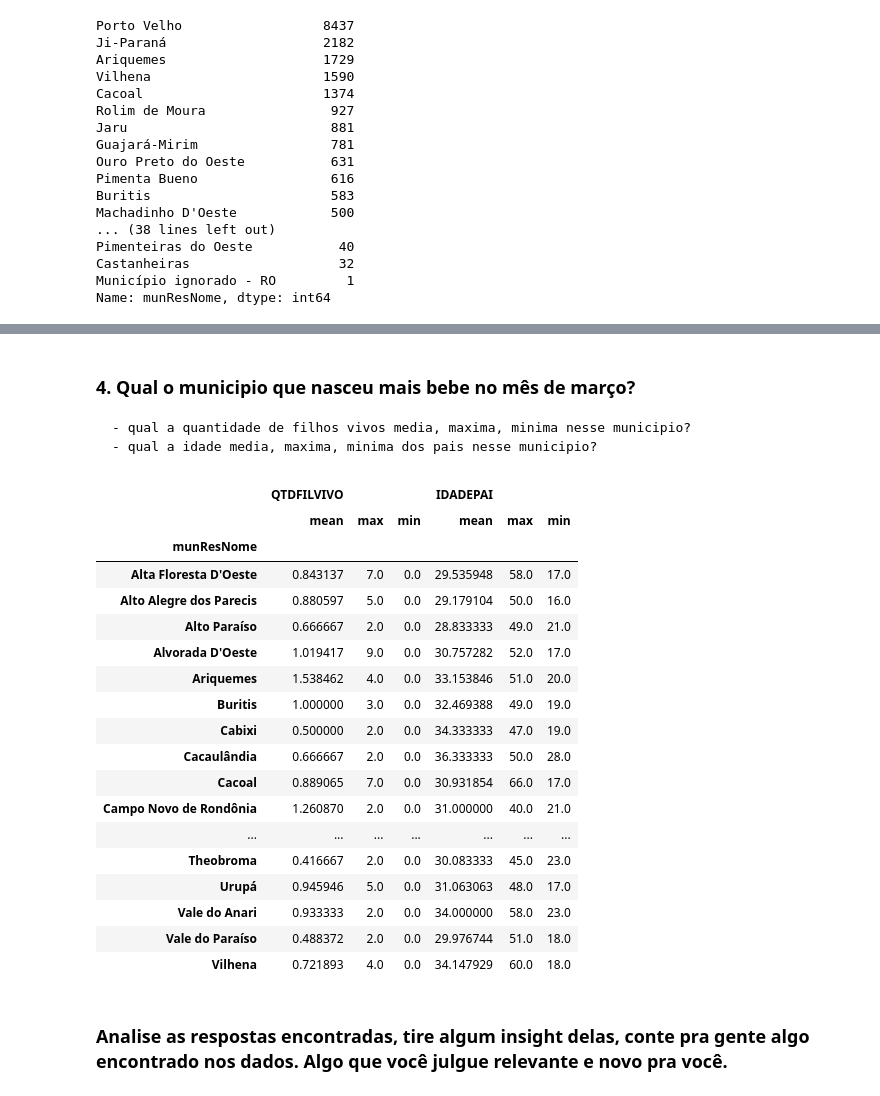
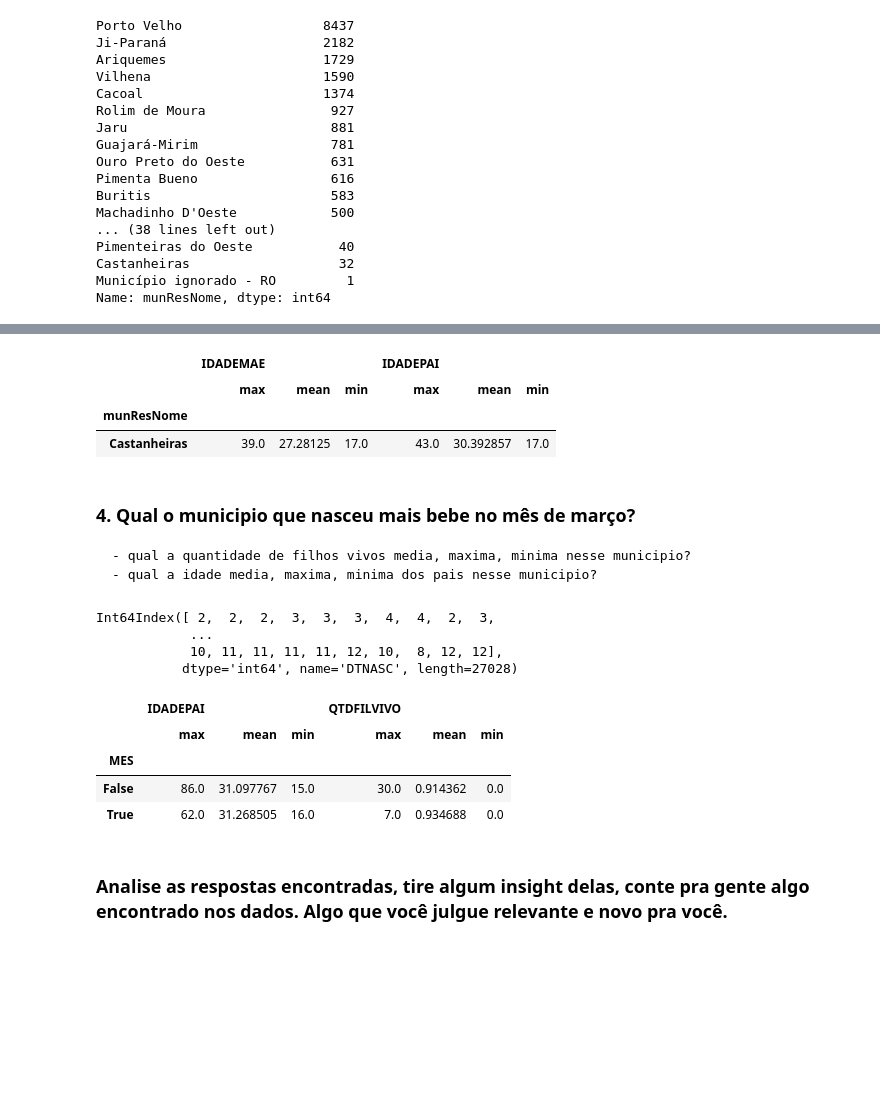
Before and after one commit to RobertoAntoniassi/Modulo-9---Tarefa-01, a Jupyter notebook: Mod9Tarefa1.ipynb, the cells around one changed output, grey strips where cells are left out. Saved outputs shown, nothing was run; the diff lists cells and outputs as text; code cells hidden in the pictures; blank space fills up the shorter version.

```diff
--- a/Mod9Tarefa1.ipynb
+++ b/Mod9Tarefa1.ipynb
@@ -124,27 +125,13 @@ sinasc_res.groupby('munResNome').agg(['min', 'max', 'mean'])
+# %%
+sinasc_mun.pivot_table(values = ['IDADEMAE', 'IDADEPAI'],
+                       index = sinasc_mun['munResNome'][sinasc_mun['munResNome'] == 'Castanheiras'],
+                       aggfunc ={'IDADEMAE':['min', 'max', 'mean'], 'IDADEPAI':['min', 'max', 'mean']})
+# %% [output]
+|  | IDADEMAE |  |  | IDADEPAI |  |  |
+|  | max | mean | min | max | mean | min |
+| munResNome |  |  |  |  |  |  |
+| Castanheiras | 39.0 | 27.28125 | 17.0 | 43.0 | 30.392857 | 17.0 |
 # %% [markdown]
 ### 4. Qual o municipio que nasceu mais bebe no mês de março?
     - qual a quantidade de filhos vivos media, maxima, minima nesse municipio?
     - qual a idade media, maxima, minima dos pais nesse municipio?
-# %%
-sinasc_mun2 = sinasc_raw[['munResNome', 'QTDFILVIVO', 'IDADEPAI']]
-sinasc_mun2.dropna().groupby('munResNome').agg(['mean', 'max', 'min'])
-# %% [output]
-|  | QTDFILVIVO |  |  | IDADEPAI |  |  |
-|  | mean | max | min | mean | max | min |
-| munResNome |  |  |  |  |  |  |
-| Alta Floresta D'Oeste | 0.843137 | 7.0 | 0.0 | 29.535948 | 58.0 | 17.0 |
-| Alto Alegre dos Parecis | 0.880597 | 5.0 | 0.0 | 29.179104 | 50.0 | 16.0 |
-| Alto Paraíso | 0.666667 | 2.0 | 0.0 | 28.833333 | 49.0 | 21.0 |
-| Alvorada D'Oeste | 1.019417 | 9.0 | 0.0 | 30.757282 | 52.0 | 17.0 |
-| Ariquemes | 1.538462 | 4.0 | 0.0 | 33.153846 | 51.0 | 20.0 |
-| Buritis | 1.000000 | 3.0 | 0.0 | 32.469388 | 49.0 | 19.0 |
-| Cabixi | 0.500000 | 2.0 | 0.0 | 34.333333 | 47.0 | 19.0 |
-| Cacaulândia | 0.666667 | 2.0 | 0.0 | 36.333333 | 50.0 | 28.0 |
-| Cacoal | 0.889065 | 7.0 | 0.0 | 30.931854 | 66.0 | 17.0 |
-| Campo Novo de Rondônia | 1.260870 | 2.0 | 0.0 | 31.000000 | 40.0 | 21.0 |
-| ... | ... | ... | ... | ... | ... | ... |
-| Theobroma | 0.416667 | 2.0 | 0.0 | 30.083333 | 45.0 | 23.0 |
-| Urupá | 0.945946 | 5.0 | 0.0 | 31.063063 | 48.0 | 17.0 |
-| Vale do Anari | 0.933333 | 2.0 | 0.0 | 34.000000 | 58.0 | 23.0 |
-| Vale do Paraíso | 0.488372 | 2.0 | 0.0 | 29.976744 | 51.0 | 18.0 |
-| Vilhena | 0.721893 | 4.0 | 0.0 | 34.147929 | 60.0 | 18.0 |
@@ -151,3 +140,28 @@ sinasc_mun2.dropna().groupby('munResNome').agg(['mean', 'max', 'min'])
+# %%
+sinasc_mun2['DTNASC'] = pd.to_datetime(sinasc_mun2['DTNASC'])
+# %%
+sinasc_mun2.set_index('DTNASC', inplace=True)
+# %%
+sinasc_mun2.index.month
+# %% [output]
+Int64Index([ 2,  2,  2,  3,  3,  3,  4,  4,  2,  3,
+            ...
+            10, 11, 11, 11, 11, 12, 10,  8, 12, 12],
+           dtype='int64', name='DTNASC', length=27028)
+# %%
+sinasc_mun2['MES'] = sinasc_mun2.index.month
+# %%
+sinasc_mun2 = sinasc_mun2.dropna()
+# %%
+sinasc_mun2.pivot_table(values = ['QTDFILVIVO', 'IDADEPAI'],
+                        index = sinasc_mun2['MES'] == 3,
+                        aggfunc = {'QTDFILVIVO':['min', 'max', 'mean'], 'IDADEPAI':['min', 'max', 'mean']})
+# %% [output]
+|  | IDADEPAI |  |  | QTDFILVIVO |  |  |
+|  | max | mean | min | max | mean | min |
+| MES |  |  |  |  |  |  |
+| False | 86.0 | 31.097767 | 15.0 | 30.0 | 0.914362 | 0.0 |
+| True | 62.0 | 31.268505 | 16.0 | 7.0 | 0.934688 | 0.0 |
 # %% [markdown]
 ### Analise as respostas encontradas, tire algum insight delas, conte pra gente algo encontrado nos dados. Algo que você julgue relevante e novo pra você.
 # %% [markdown]
```
Also changed, not shown: parts of 6 cells of this notebook.
